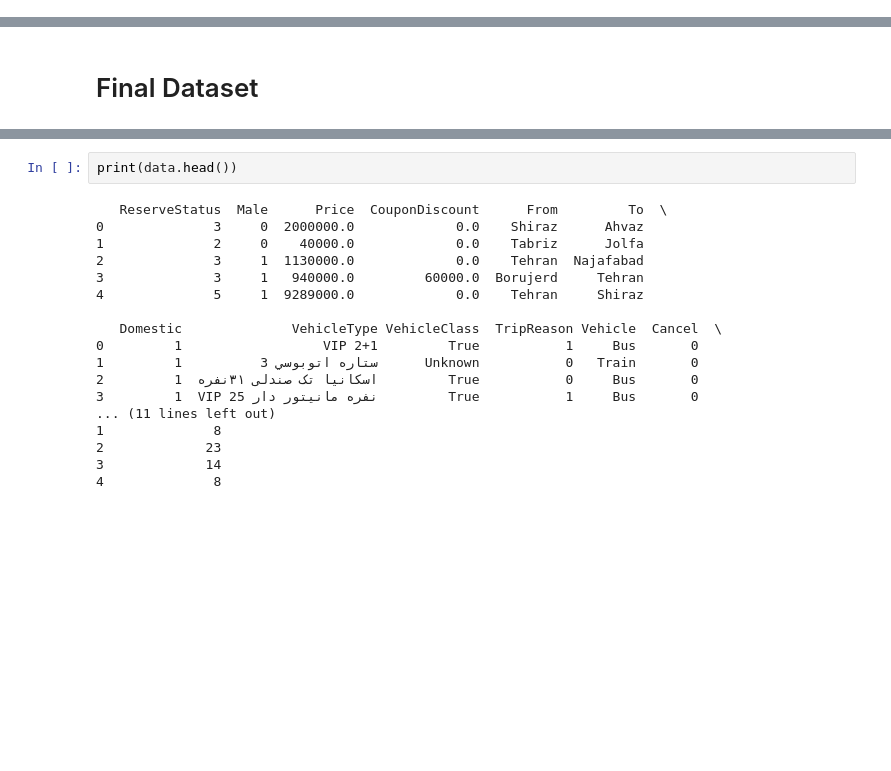
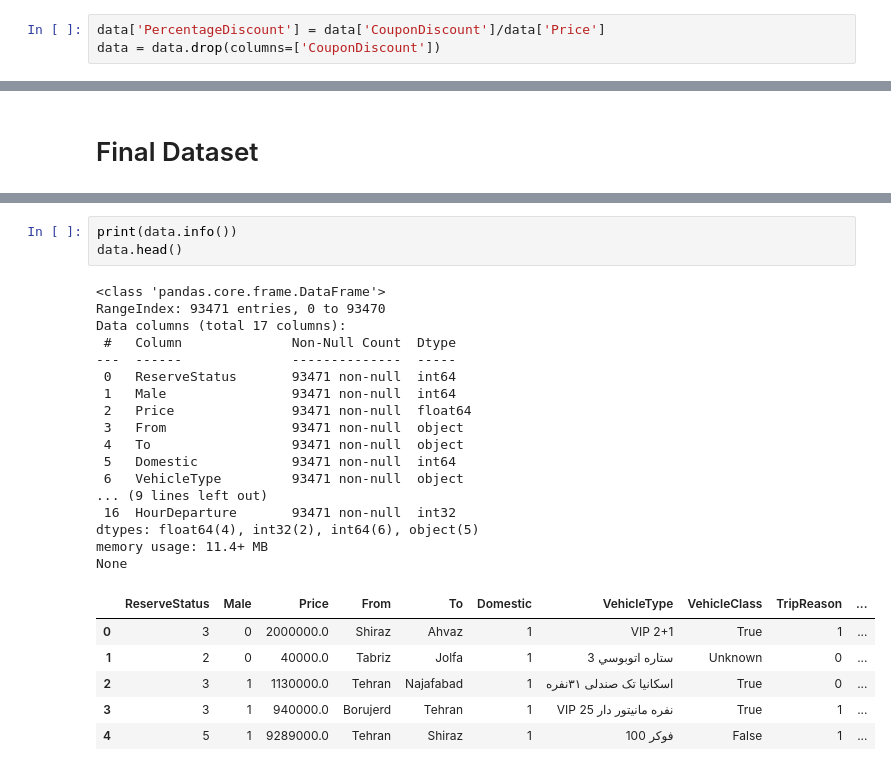
Before and after one commit to silviacalabretta/statistical-methods-project, a Jupyter notebook: notebooks/01_data_exploration.ipynb, the cells around one changed output, grey strips where cells are left out. Drawn from its saved outputs; the diff is of its cells as text; blank space fills up the shorter version.

```diff
--- a/notebooks/01_data_exploration.ipynb
+++ b/notebooks/01_data_exploration.ipynb
@@ -521,3 +546,6 @@ data['TripReason'] = data['TripReason'].map({'Work': 1, 'Int': 0})
+# %%
+data['PercentageDiscount'] = data['CouponDiscount']/data['Price']
+data = data.drop(columns=['CouponDiscount'])
 # %% [markdown]
 ### DepartureTime feature extraction
 # %% [markdown]
@@ -585,22 +613,29 @@ dtypes: float64(4), int32(2), int64(6), object(5)
 memory usage: 11.4+ MB
 None
 # %%
-print(data.head())
+print(data.info())
+data.head()
 # %% [output]
-   ReserveStatus  Male      Price  CouponDiscount      From         To  \
-0              3     0  2000000.0             0.0    Shiraz      Ahvaz
-1              2     0    40000.0             0.0    Tabriz      Jolfa
-2              3     1  1130000.0             0.0    Tehran  Najafabad
-3              3     1   940000.0         60000.0  Borujerd     Tehran
-4              5     1  9289000.0             0.0    Tehran     Shiraz
-
-   Domestic              VehicleType VehicleClass  TripReason Vehicle  Cancel  \
-0         1                  VIP 2+1         True           1     Bus       0
-1         1          3 ستاره اتوبوسي      Unknown           0   Train       0
-2         1  اسکانیا تک صندلی ۳۱نفره         True           0     Bus       0
-3         1  VIP 25 نفره مانیتور دار         True           1     Bus       0
-... (11 lines left out)
-1              8
-2             23
-3             14
-4              8
+<class 'pandas.core.frame.DataFrame'>
+RangeIndex: 93471 entries, 0 to 93470
+Data columns (total 17 columns):
+ #   Column              Non-Null Count  Dtype
+---  ------              --------------  -----
+ 0   ReserveStatus       93471 non-null  int64
+ 1   Male                93471 non-null  int64
+ 2   Price               93471 non-null  float64
+ 3   From                93471 non-null  object
+ 4   To                  93471 non-null  object
+ 5   Domestic            93471 non-null  int64
+ 6   VehicleType         93471 non-null  object
+... (9 lines left out)
+ 16  HourDeparture       93471 non-null  int32
+dtypes: float64(4), int32(2), int64(6), object(5)
+memory usage: 11.4+ MB
+None
+|  | ReserveStatus | Male | Price | From | To | Domestic | VehicleType | VehicleClass | TripReason | ... |
+| 0 | 3 | 0 | 2000000.0 | Shiraz | Ahvaz | 1 | VIP 2+1 | True | 1 | ... |
+| 1 | 2 | 0 | 40000.0 | Tabriz | Jolfa | 1 | 3 ستاره اتوبوسي | Unknown | 0 | ... |
+| 2 | 3 | 1 | 1130000.0 | Tehran | Najafabad | 1 | اسکانیا تک صندلی ۳۱نفره | True | 0 | ... |
+| 3 | 3 | 1 | 940000.0 | Borujerd | Tehran | 1 | VIP 25 نفره مانیتور دار | True | 1 | ... |
+| 4 | 5 | 1 | 9289000.0 | Tehran | Shiraz | 1 | فوکر 100 | False | 1 | ... |
```
Also changed, not shown: parts of 8 cells of this notebook.
